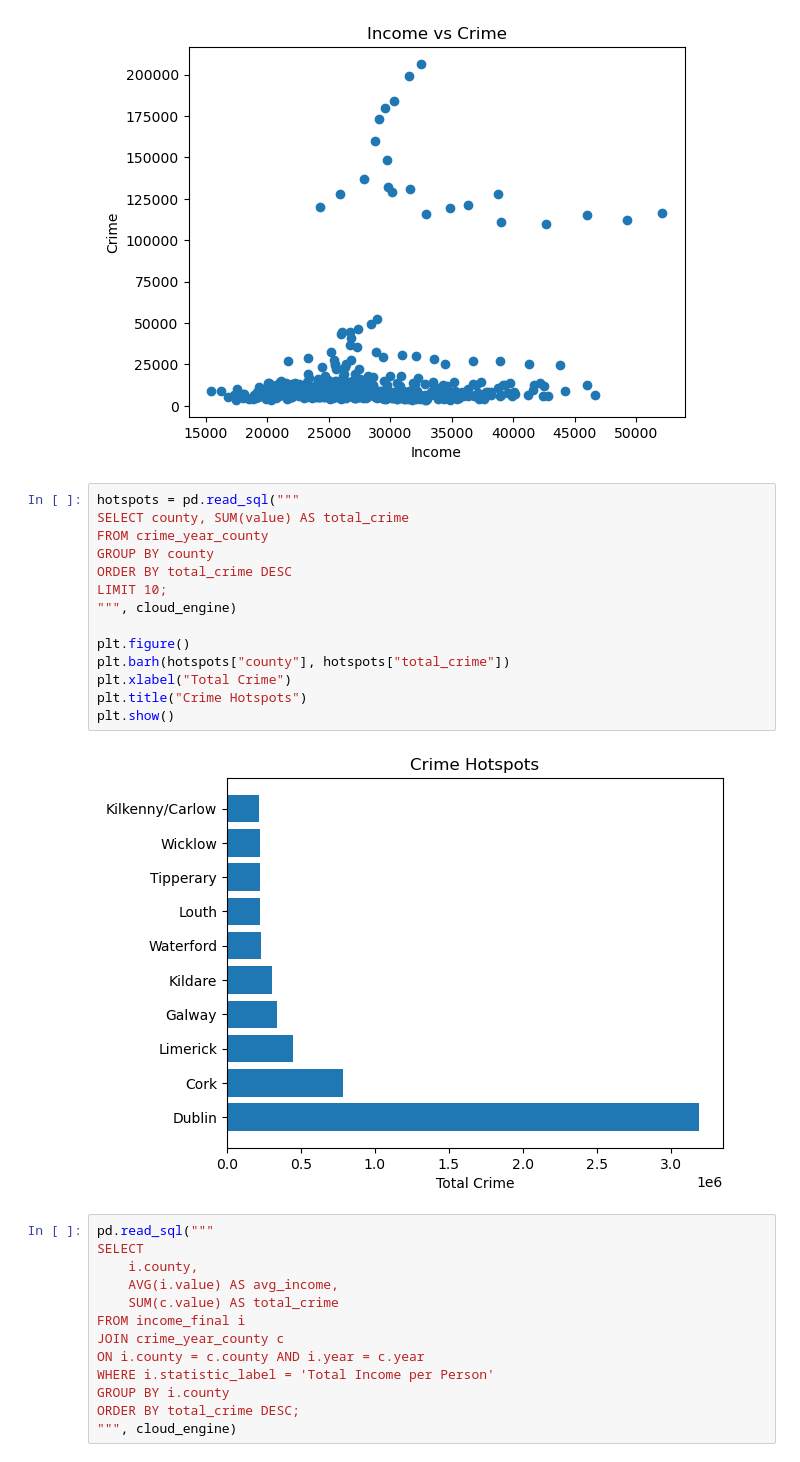
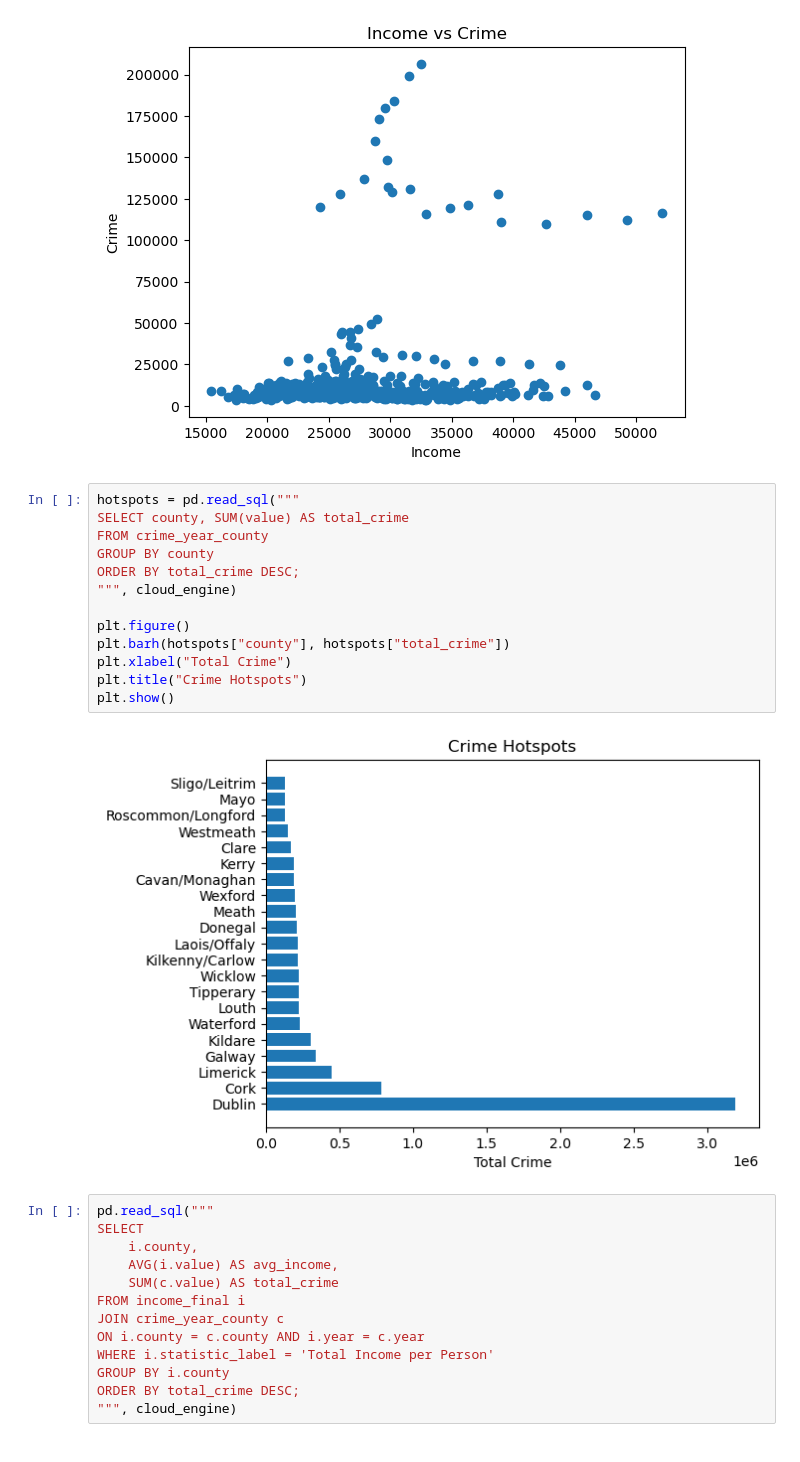
Before and after one commit to LinhLe9/Analytics-Programming-Crime-Project, a Jupyter notebook: notebooks/income+crime.ipynb, the cells around one changed output. Drawn from its saved outputs; the diff is of its cells as text.

Commit message:
Updated income_crime notebook

```diff
--- a/notebooks/income+crime.ipynb
+++ b/notebooks/income+crime.ipynb
@@ -726,19 +726,18 @@ plt.show()
 # %%
 hotspots = pd.read_sql("""
 SELECT county, SUM(value) AS total_crime
 FROM crime_year_county
 GROUP BY county
-ORDER BY total_crime DESC
-LIMIT 10;
+ORDER BY total_crime DESC;
 """, cloud_engine)
 
 plt.figure()
 plt.barh(hotspots["county"], hotspots["total_crime"])
 plt.xlabel("Total Crime")
 plt.title("Crime Hotspots")
 plt.show()
 # %% [output]
-[figure, old version]
+[figure, new version]
 # %%
 pd.read_sql("""
 SELECT
```
